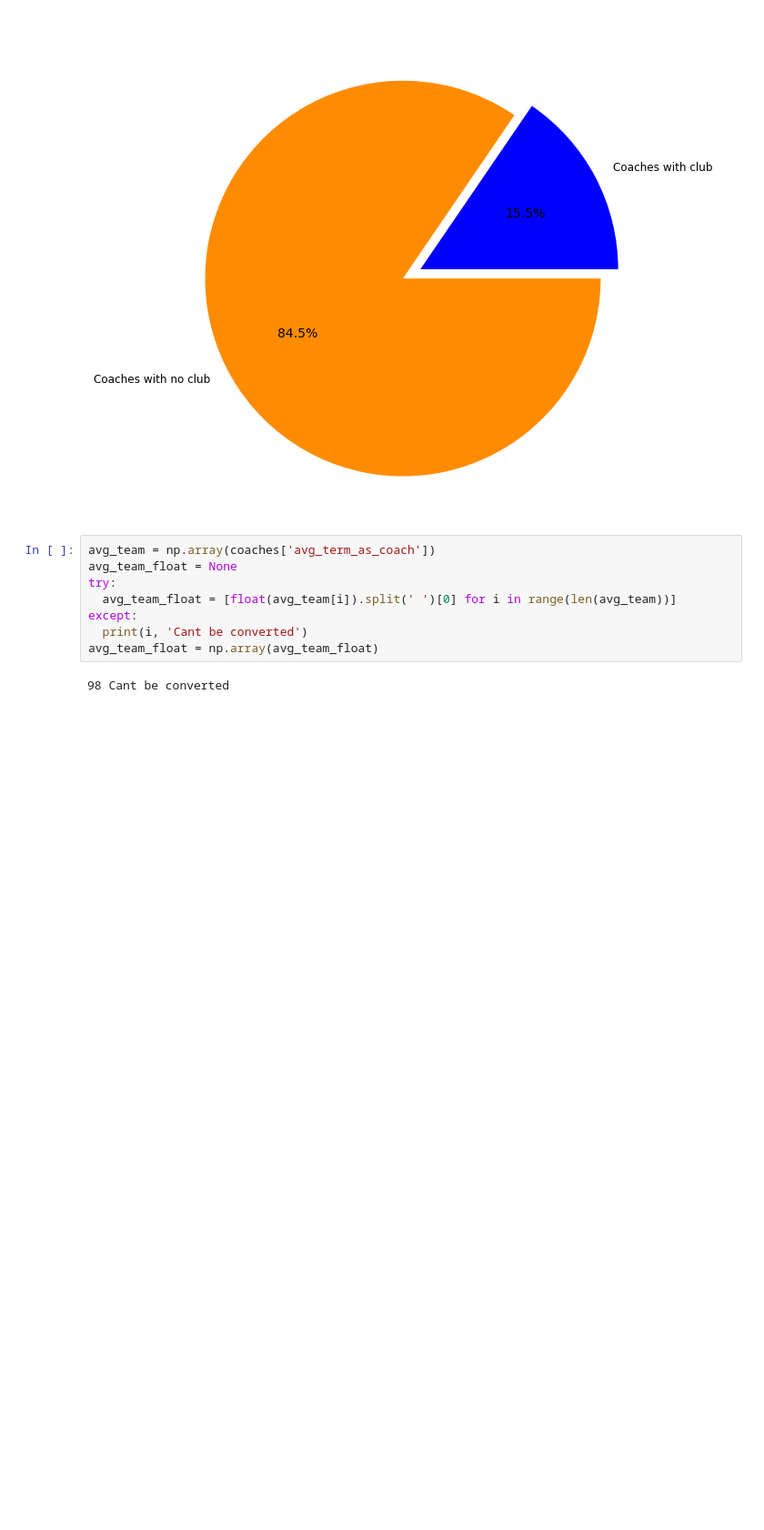
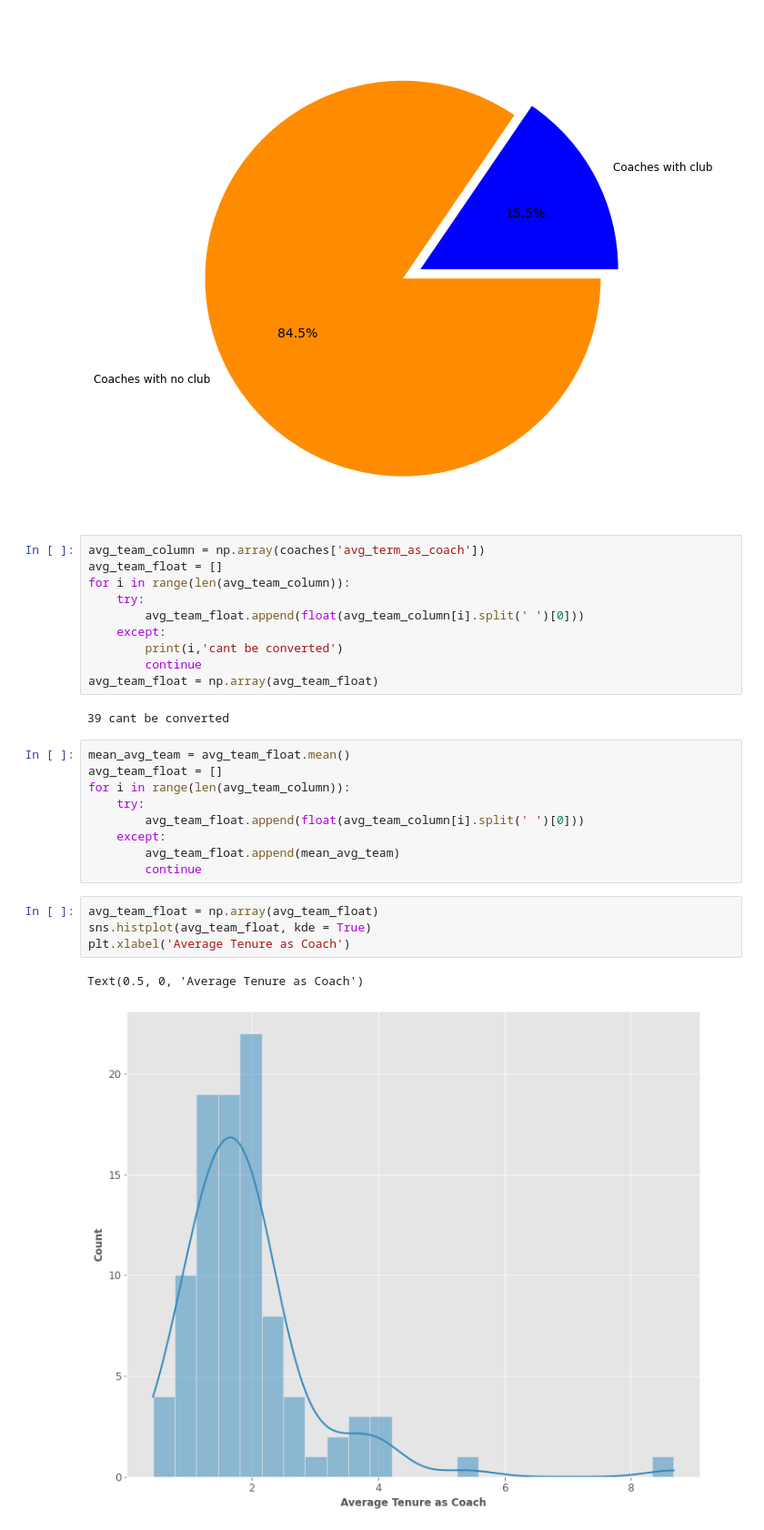
Before and after one commit to hatchdavid1/sports_data, a Jupyter notebook: coach_analysis.ipynb, the cells around one changed output. Shown: that part at 91% size. Cells and saved outputs as stored; diff of their text form; blank space fills up the shorter version.

```diff
--- a/coach_analysis.ipynb
+++ b/coach_analysis.ipynb
@@ -105,12 +106,30 @@ plt.pie(parts, colors = colors, explode = [0.0,.1], labels = ['Coaches with club
   Text(-0.6190068646483748, -0.3268493560008778, '84.5%')])
 [figure]
 # %%
-avg_team = np.array(coaches['avg_term_as_coach'])
-avg_team_float = None
-try:
-  avg_team_float = [float(avg_team[i]).split(' ')[0] for i in range(len(avg_team))]
-except:
-  print(i, 'Cant be converted')
+avg_team_column = np.array(coaches['avg_term_as_coach'])
+avg_team_float = []
+for i in range(len(avg_team_column)):
+    try:
+        avg_team_float.append(float(avg_team_column[i].split(' ')[0]))
+    except:
+        print(i,'cant be converted')
+        continue
 avg_team_float = np.array(avg_team_float)
 # %% [output]
-98 Cant be converted
+39 cant be converted
+# %%
+mean_avg_team = avg_team_float.mean()
+avg_team_float = []
+for i in range(len(avg_team_column)):
+    try:
+        avg_team_float.append(float(avg_team_column[i].split(' ')[0]))
+    except:
+        avg_team_float.append(mean_avg_team)
+        continue
+# %%
+avg_team_float = np.array(avg_team_float)
+sns.histplot(avg_team_float, kde = True)
+plt.xlabel('Average Tenure as Coach')
+# %% [output]
+Text(0.5, 0, 'Average Tenure as Coach')
+[figure, added]
```
Also changed, not shown: parts of 1 cell of this notebook.
